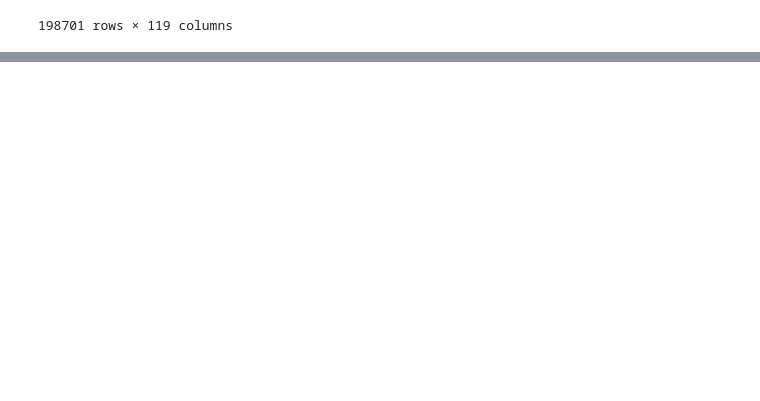
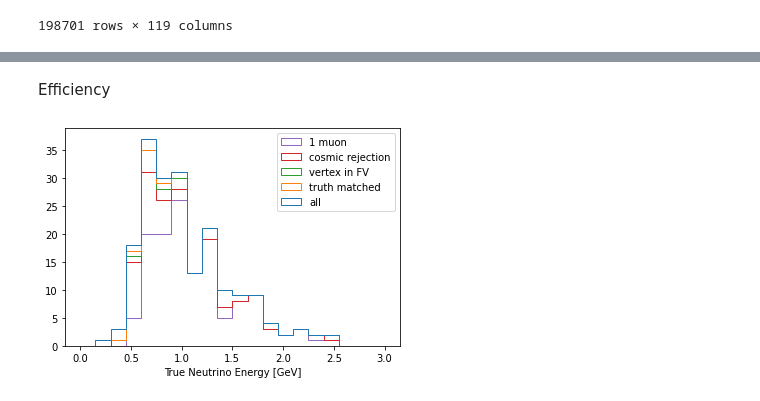
Before and after one commit to epelaaez/SBNDEventSelection, a Jupyter notebook: src/event_selection.ipynb, the cells around one changed output, grey strips where cells are left out. Saved outputs shown, nothing was run; the diff lists cells and outputs as text; code cells hidden in the pictures; blank space fills up the shorter version.

```diff
--- a/src/event_selection.ipynb
+++ b/src/event_selection.ipynb
@@ -215,0 +221,4 @@ plt.show();
+# %%
+cut_nuscore = (df_vertexcut.slc.nu_score.squeeze() > 0.4)
+cut_fmatch = ((df_vertexcut.slc.fmatch.score < 7.0) & (is_in_beam(df_vertexcut.slc.fmatch.time)))
+df_cosmiccut = df_vertexcut[cut_nuscore & cut_fmatch]
@@ -215,0 +227,14 @@ plt.show();
+# %%
+MUCUT_MUSCORE_THRES = 30
+MUCUT_PSCORE_THRES  = 60
+MUCUT_LEN_THRES     = 50
+
+cut_pidscore  = (avg(df_cosmiccut, "muon", drop_0=True) < MUCUT_MUSCORE_THRES) & (avg(df_cosmiccut, "proton", drop_0=True) > MUCUT_PSCORE_THRES)
+cut_len       = (df_cosmiccut.trk.len > MUCUT_LEN_THRES)
+primary_muons = df_cosmiccut[cut_pidscore & cut_len]
+primary_muons = primary_muons.sort_values(["entry", "rec.slc..index", ("trk","len","")], ascending=[True, True, False])
+leading_muon  = primary_muons.groupby(["entry", "rec.slc..index"]).head(1)
+
+slc_idx_1mu = leading_muon.reset_index().set_index(["entry", "rec.slc..index"]).index.unique()
+df_1mucut   = df_cosmiccut.reset_index().set_index(["entry", "rec.slc..index"]).loc[slc_idx_1mu]
+df_1mucut   = df_1mucut.reset_index().set_index(["entry", "rec.slc..index", "rec.slc.reco.pfp..index"], verify_integrity=True)
@@ -215,0 +254,29 @@ plt.show();
+# %% [markdown]
+Efficiency
+# %%
+nu_idx         = df_vertexcut.reset_index().set_index(["entry", "rec.mc.nu..index"]).index.unique()
+nu_idx         = [idx for idx in nu_idx if not math.isnan(idx[1])]
+nudf_vertexcut = nudf.loc[nu_idx]
+
+nu_idx         = df_cosmiccut.reset_index().set_index(["entry", "rec.mc.nu..index"]).index.unique()
+nu_idx         = [idx for idx in nu_idx if not math.isnan(idx[1])]
+nudf_cosmiccut = nudf.loc[nu_idx]
+
+nu_idx      = df_1mucut.reset_index().set_index(["entry", "rec.mc.nu..index"]).index.unique()
+nu_idx      = [idx for idx in nu_idx if not math.isnan(idx[1])]
+nudf_1mucut = nudf.loc[nu_idx]
+
+var = [
+    nudf[is_signal(nudf)].nu.E,
+    nudf_tmatched[is_signal(nudf_tmatched)].nu.E,
+    nudf_vertexcut[is_signal(nudf_vertexcut)].nu.E,
+    nudf_cosmiccut[is_signal(nudf_cosmiccut)].nu.E,
+    nudf_1mucut[is_signal(nudf_1mucut)].nu.E
+]
+n, bins, _ = plt.hist(var, bins=np.linspace(0,3,21), histtype="step",
+                      label=["all", "truth matched", "vertex in FV", "cosmic rejection", "1 muon"])
+plt.xlabel("True Neutrino Energy [GeV]")
+plt.legend()
+plt.show();
+# %% [output]
+[figure, added]
```
Also changed, not shown: parts of 12 cells of this notebook, 1 other file.
